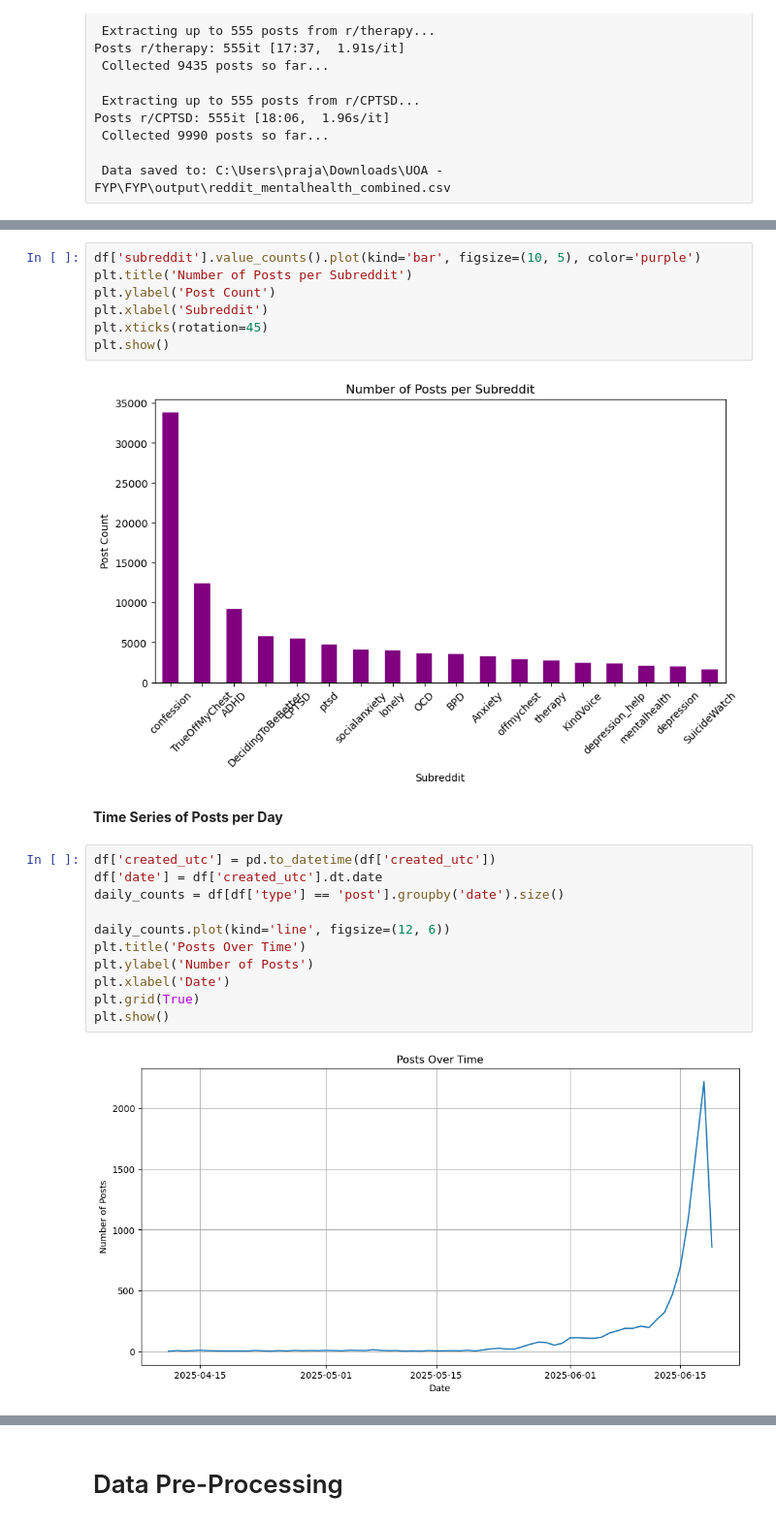
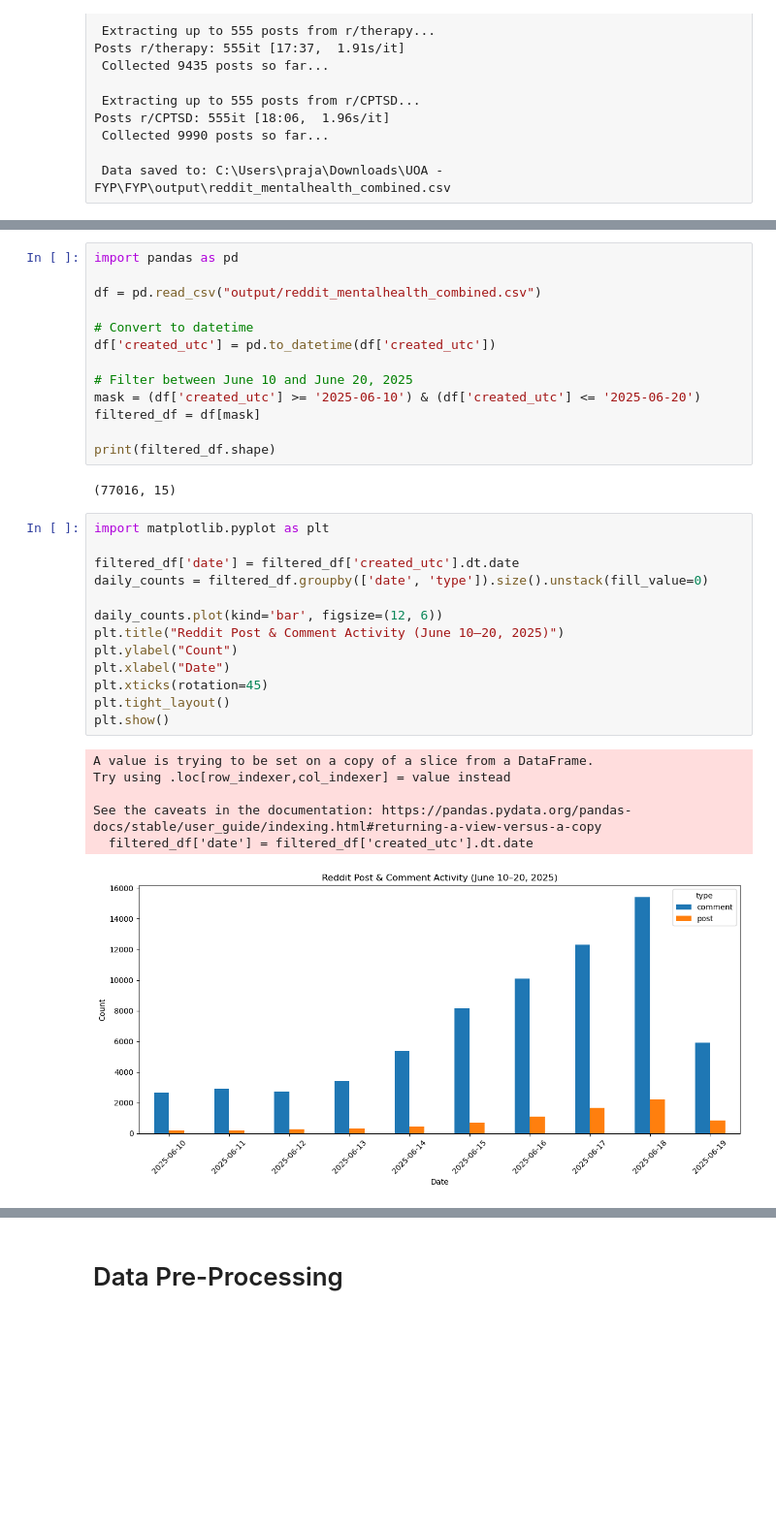
Before and after one commit to Rawbeenprajapati/Early-Detection-of-Mental-Health-Symptoms-via-Social-Media-Text-Analysis, a Jupyter notebook: Early Detection of Mental Health Symptoms via Social Media Text Analysis.ipynb, the cells around one changed output, grey strips where cells are left out. Shown at 97% size. Saved outputs shown, nothing was run; the diff lists cells and outputs as text; blank space fills up the shorter version.

```diff
--- a/Early Detection of Mental Health Symptoms via Social Media Text Analysis.ipynb
+++ b/Early Detection of Mental Health Symptoms via Social Media Text Analysis.ipynb
@@ -385,24 +278,35 @@ plt.show()
-# %%
-df['subreddit'].value_counts().plot(kind='bar', figsize=(10, 5), color='purple')
-plt.title('Number of Posts per Subreddit')
-plt.ylabel('Post Count')
-plt.xlabel('Subreddit')
-plt.xticks(rotation=45)
-plt.show()
-# %% [output]
-[figure, removed]
-# %% [markdown]
-**Time Series of Posts per Day**
+# %%
+import pandas as pd
+
+df = pd.read_csv("output/reddit_mentalhealth_combined.csv")
+
+# Convert to datetime
+df['created_utc'] = pd.to_datetime(df['created_utc'])
+
+# Filter between June 10 and June 20, 2025
+mask = (df['created_utc'] >= '2025-06-10') & (df['created_utc'] <= '2025-06-20')
+filtered_df = df[mask]
+
+print(filtered_df.shape)
+# %% [output]
+(77016, 15)
 # %%
-df['created_utc'] = pd.to_datetime(df['created_utc'])
-df['date'] = df['created_utc'].dt.date
-daily_counts = df[df['type'] == 'post'].groupby('date').size()
+import matplotlib.pyplot as plt
 
-daily_counts.plot(kind='line', figsize=(12, 6))
-plt.title('Posts Over Time')
-plt.ylabel('Number of Posts')
-plt.xlabel('Date')
-plt.grid(True)
+filtered_df['date'] = filtered_df['created_utc'].dt.date
+daily_counts = filtered_df.groupby(['date', 'type']).size().unstack(fill_value=0)
+
+daily_counts.plot(kind='bar', figsize=(12, 6))
+plt.title("Reddit Post & Comment Activity (June 10–20, 2025)")
+plt.ylabel("Count")
+plt.xlabel("Date")
+plt.xticks(rotation=45)
+plt.tight_layout()
 plt.show()
 # %% [output]
+A value is trying to be set on a copy of a slice from a DataFrame.
+Try using .loc[row_indexer,col_indexer] = value instead
+
+See the caveats in the documentation: https://pandas.pydata.org/pandas-docs/stable/user_guide/indexing.html#returning-a-view-versus-a-copy
+  filtered_df['date'] = filtered_df['created_utc'].dt.date
-[figure, old version]
+[figure, new version]
```
Also changed, not shown: parts of 54 cells of this notebook, 3 other files.
